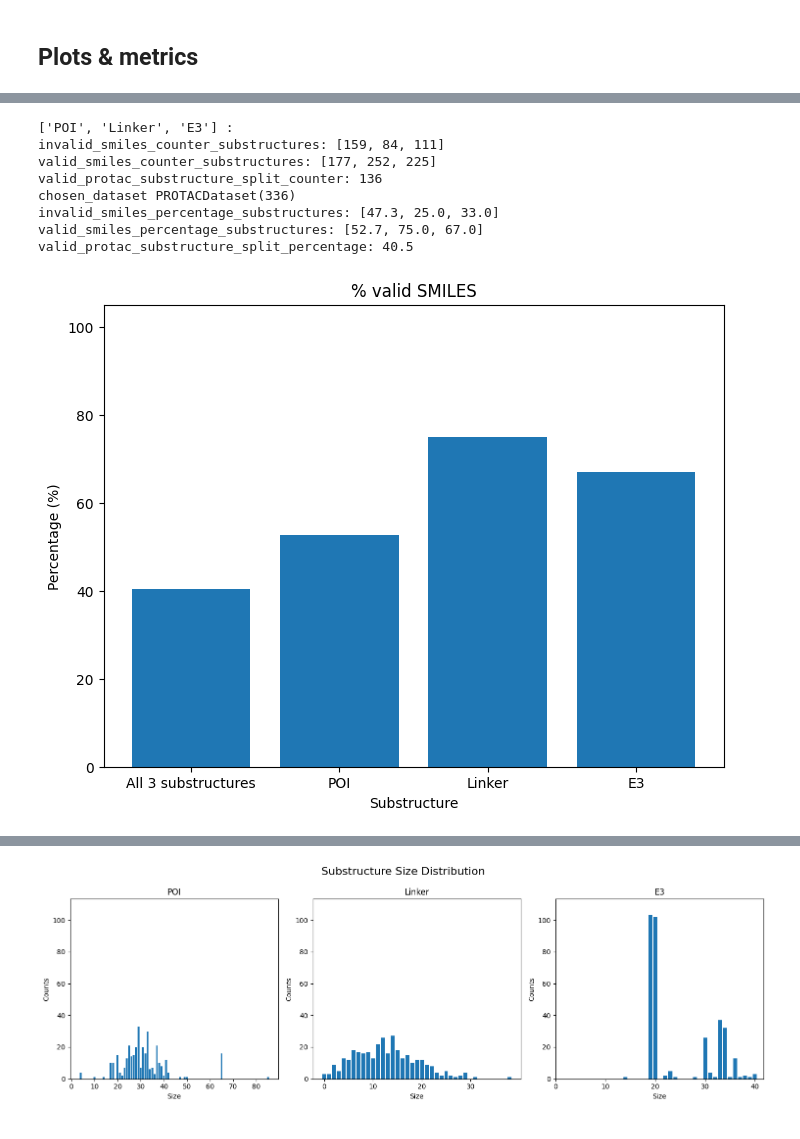
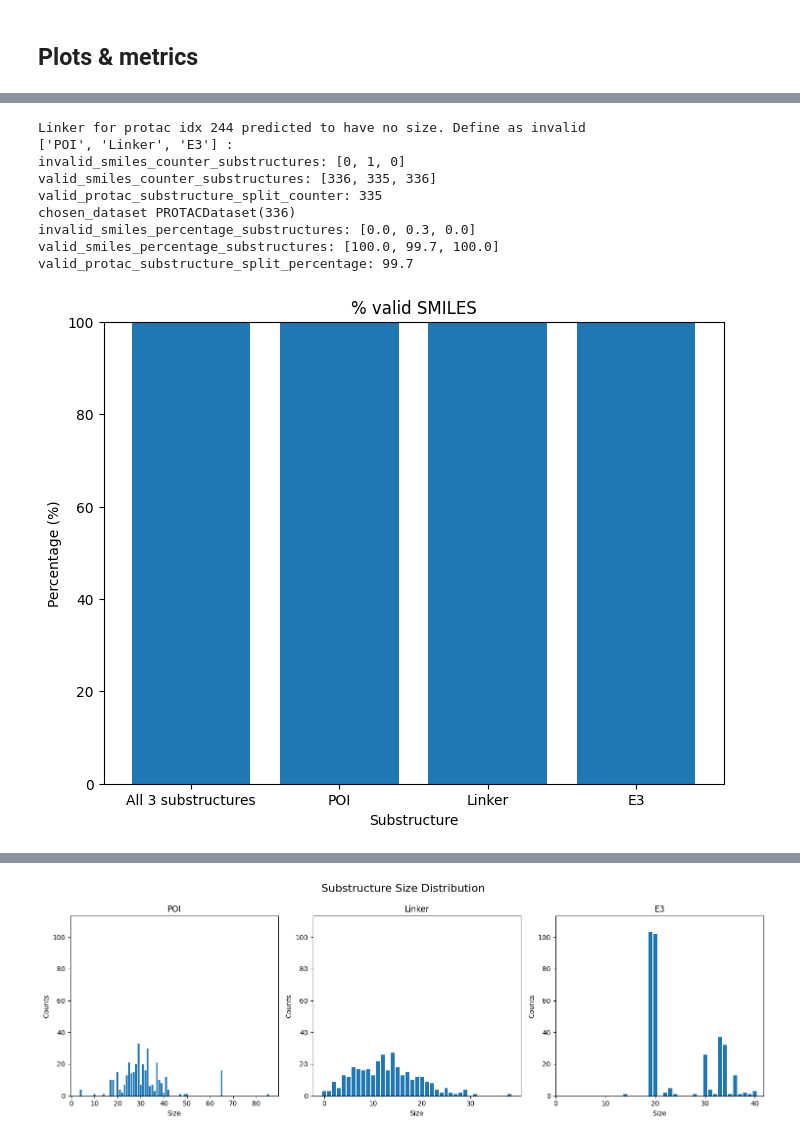
Before and after one commit to ribesstefano/PROTAC-Splitter, a Jupyter notebook: notebooks/GNN/gnn_full_pipeline.ipynb, the cells around one changed output, grey strips where cells are left out. Saved outputs shown, nothing was run; the diff lists cells and outputs as text; code cells hidden in the pictures.

Commit message:
functional boundary-node prediction

```diff
--- a/notebooks/GNN/gnn_full_pipeline.ipynb
+++ b/notebooks/GNN/gnn_full_pipeline.ipynb
@@ -1022,11 +1453,11 @@ Epoch 15: Loss: 0.15739321986040294, Val Accuracy: 0.9435785807575098
 # %%
 #extra training
-extra_epochs = 1
+extra_epochs = 0
 
 for i in range(epoch+1,epoch+1+extra_epochs):
     torch.manual_seed(42)
-    train_loss = train(model, train_loader, optimizer, criterion)
-    val_accuracy = evaluate(model, val_loader)
+    train_loss = train(model, train_loader, optimizer, criterion, epoch)
+    val_accuracy = evaluate(model, val_loader, epoch)
     if (i+1) % 1 == 0:
         print(f'Epoch {i+1}: Loss: {train_loss}, Val Accuracy: {val_accuracy}')
 
@@ -1502,10 +1933,29 @@ E3_MCS_maxatoms_list = []
 Confusion3Matrix_sum = [[0, 0, 0], [0, 0, 0], [0, 0, 0]]
 
 
-for idx in prediction_range:
-    molecule_data, G_pred, protac_smile, substructure_smiles, poi_smile, linker_smile, e3_smile = process_datapoint(chosen_dataset, idx)
+challenging_idx = [244] #[78, 85, 114, 115, 130, 244, 308]
+
+for idx in challenging_idx: #prediction_range:
+    #Prediction
+    molecule_data, G_pred, protac_smile, substructure_smiles, poi_smile, linker_smile, e3_smile = unpack_datapoint(chosen_dataset, idx)
     class_predictions, probabilities = predict(model, molecule_data)
+
+
+
+    #check
+    POI_boundary_node, E3_boundary_node= get_predicted_boundary_nodes(model, molecule_data)
+
+    model.eval()
+    with torch.no_grad():
+        out = model(molecule_data.x, molecule_data.edge_index)
+    intermediate_path_nodes, path_nodes, POI_nodes, linker_nodes,  E3_nodes = process_boundaries_to_substructures(molecule_data, out, return_intermediate_path_nodes=True)
+    #vizualize_protac_From_Graph(G_pred, node_size=80)
+    #vizualize_protac_From_Graph(G_pred, node_size=80, highlighted_nodes=[POI_boundary_node])
+    #print(f'intermediate_path_nodes.tolist(): {intermediate_path_nodes}')
+    #vizualize_protac_From_Graph(G_pred, node_size=80, highlighted_nodes=path_nodes)
     check_permutation_invariance(molecule_data, model, class_predictions, probabilities) #Raises an error if not permutation invariant
+
+    #printing
     class_predictions_list = class_predictions.tolist()
     color_mapping = {0: 'red', 1: 'gray', 2: 'blue'}     # Define color mapping
     colours_pred = [color_mapping[class_pred] for class_pred in class_predictions_list]     # Map each class prediction to its corresponding color
@@ -1535,14 +1985,17 @@ for idx in prediction_range:
         # Combine and display the two figures
         combine_two_figures(fig_gt, fig_pred)
 
+
+
+    # ------------------- Calculations for evaluation metrics below -------------------
+
+
     substruct_smiles=chosen_dataset[idx].substructure_smiles
     poi_smile, linker_smile, e3_smile = substructure_split_sort(substruct_smiles)
     one_hot_direct = one_hot_encode_substructure_labels(protac_smile, poi_smile, e3_smile)
     node_feature_dim = training_dataset.num_node_features
     edge_feature_dim = training_dataset.num_edge_features
 
-    dummy_model = NodeClassifierGNN(node_feature_dim, edge_feature_dim)
-    class_predictions_dummy, probabilities_dummy = predict(dummy_model, molecule_data)
 
 
     # Num nodes mislabelled nodes for whole PROTAC. For bar plot
@@ -1811,7 +2270,7 @@ for idx in range(len(chosen_dataset)):#[204, 317, 318]: #range(len(chosen_datase
         return [1 if atom.GetSymbol() == symbol else 0 for symbol in atom_types]
 
     # Create a data object
-    molecule_data = Data(x=chosen_datapoint.x, edge_index=chosen_datapoint.edge_index, edge_attr=chosen_datapoint.edge_attr)
+    molecule_data = Data(x=chosen_datapoint.x, edge_index=chosen_datapoint.edge_index, edge_attr=chosen_datapoint.edge_attr, G=G_pred)
 
     # Make predictions
     class_predictions, probabilities = predict(model, molecule_data)
@@ -1918,8 +2377,12 @@ for idx in range(len(chosen_dataset)):#[204, 317, 318]: #range(len(chosen_datase
                 print(type(reassembled_substructure_smile))
                 print(reassembled_substructure_smile)
                 print(invalid_smiles_counter_substructures)
+        elif is_graph_connected is None:
+            invalid_smiles_counter_substructures[class_label] += 1          #If a subgraph has no length (including linkers) => Define as incorrect
+            print(f'{substruct_str[class_label]} for protac idx {idx} predicted to have no size. Define as invalid')
         else:
             invalid_smiles_counter_substructures[class_label] += 1
+            print(f'invalid smiles for protac idx: {idx}, {substruct_str[class_label]}')
 
         #print(f'Pre: {valid_protac_substructure_split_counter}')
         if valid_protac_substructure_split_counter[1] == 3:
@@ -1952,41 +2415,42 @@ invalid_smiles_percentage_substructures = [round(100*substruct_count/ len(chosen
 valid_smiles_percentage_substructures = [round(100*substruct_count/ len(chosen_dataset),1) for substruct_count in valid_smiles_counter_substructures]
 valid_protac_substructure_split_percentage = round(100*valid_protac_substructure_split_counter[0]/ len(chosen_dataset),1)
 print(f'invalid_smiles_percentage_substructures: {invalid_smiles_percentage_substructures}')
 print(f'valid_smiles_percentage_substructures: {valid_smiles_percentage_substructures}')
 print(f'valid_protac_substructure_split_percentage: {valid_protac_substructure_split_percentage}')
 
 
 
 # Percentages for each category
 percentages = [valid_protac_substructure_split_percentage, valid_smiles_percentage_substructures[0], valid_smiles_percentage_substructures[1], valid_smiles_percentage_substructures[2]]  # Replace with actual percentages
 
 # Corresponding names for the x-ticks
 names = ['All 3 substructures', 'POI', 'Linker', 'E3']
 
 # Create the bar plot
 plt.figure(figsize=(8, 6))
 plt.bar(names, percentages)
 
 # Set the title and labels
 plt.title('% valid SMILES')
 plt.xlabel('Substructure')
 plt.ylabel('Percentage (%)')
 
 # Set the range of the y-axis
-plt.ylim(0, 105)
+plt.ylim(0, 100)
 
 # Display the plot
 plt.show()
 # %% [output]
+Linker for protac idx 244 predicted to have no size. Define as invalid
 ['POI', 'Linker', 'E3'] :
-invalid_smiles_counter_substructures: [159, 84, 111]
-valid_smiles_counter_substructures: [177, 252, 225]
-valid_protac_substructure_split_counter: 136
+invalid_smiles_counter_substructures: [0, 1, 0]
+valid_smiles_counter_substructures: [336, 335, 336]
+valid_protac_substructure_split_counter: 335
 chosen_dataset PROTACDataset(336)
-invalid_smiles_percentage_substructures: [47.3, 25.0, 33.0]
-valid_smiles_percentage_substructures: [52.7, 75.0, 67.0]
-valid_protac_substructure_split_percentage: 40.5
+invalid_smiles_percentage_substructures: [0.0, 0.3, 0.0]
+valid_smiles_percentage_substructures: [100.0, 99.7, 100.0]
+valid_protac_substructure_split_percentage: 99.7
-[figure, old version]
+[figure, new version]
 # %%
 
 # Convert the matrix to a NumPy array for better handling
```
Also changed, not shown: parts of 20 cells of this notebook, 2 other files.
